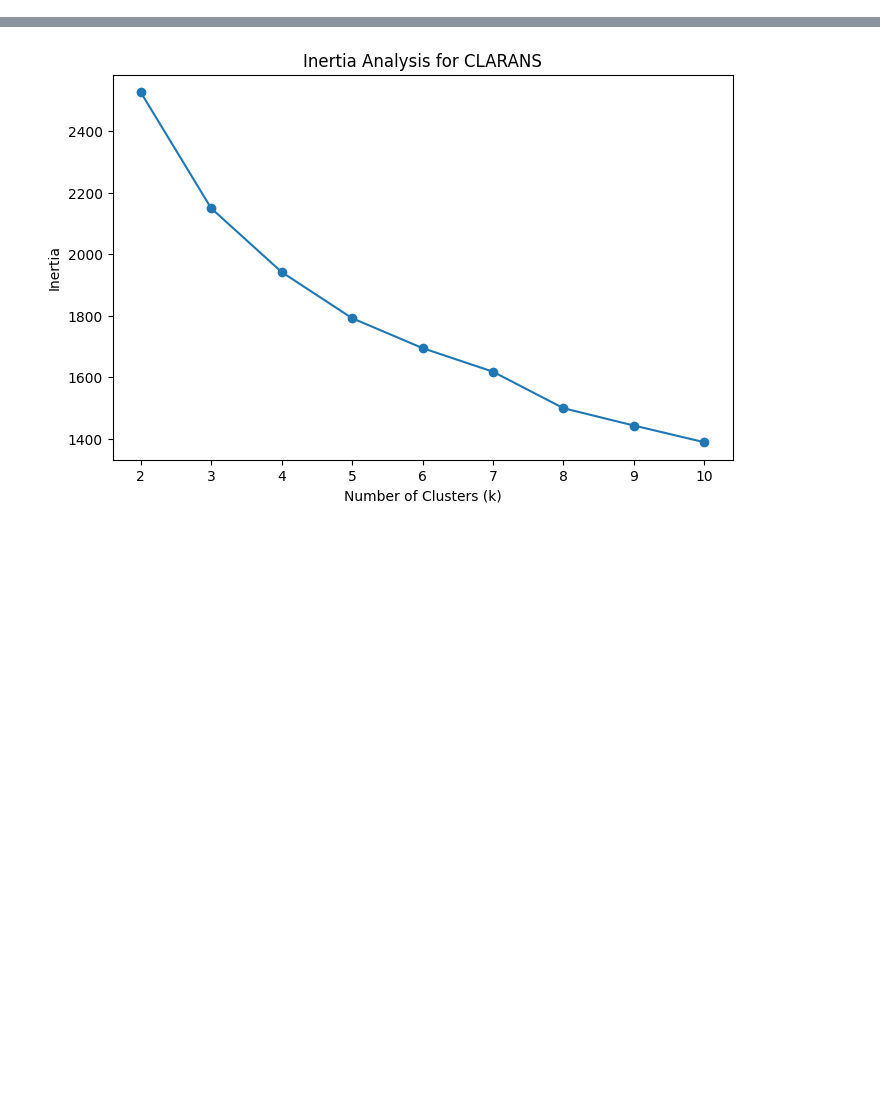
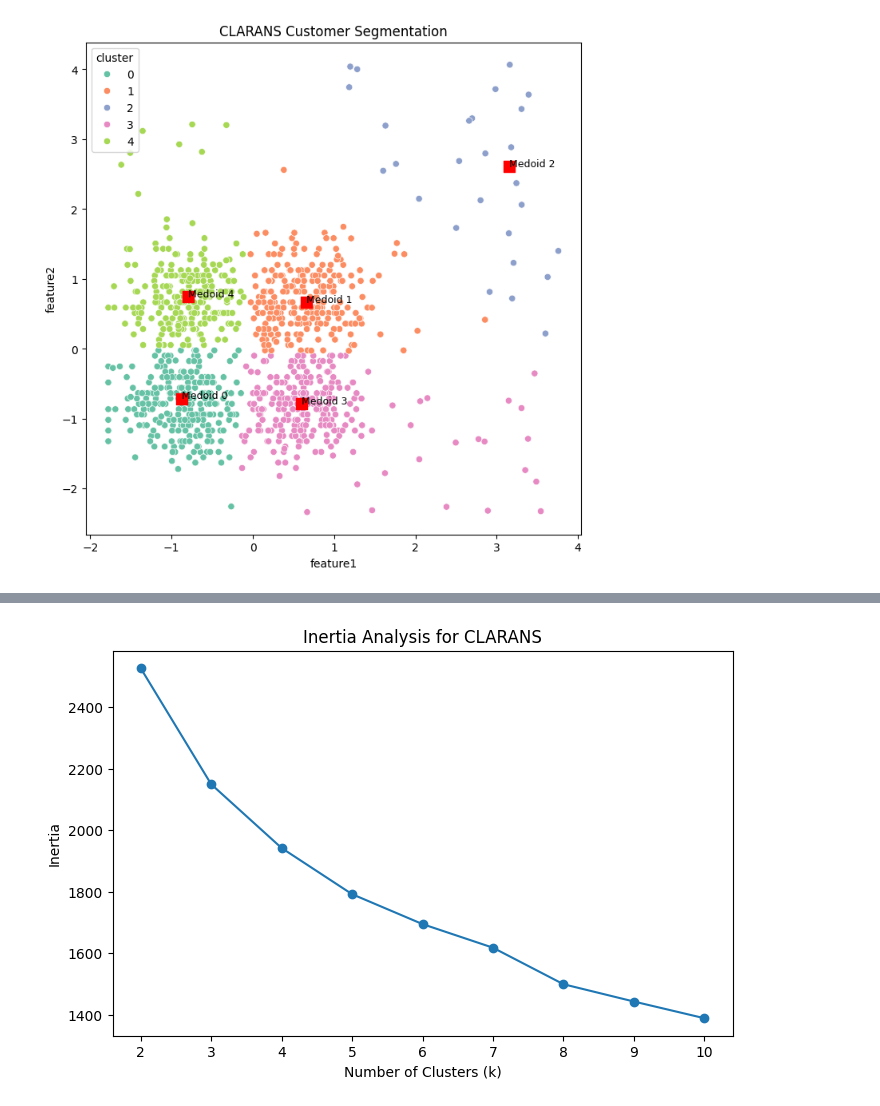
Before and after one commit to GiaHuy910/CLARANS-IN-MARKETING, a Jupyter notebook: customer_clustering/Clarans.ipynb, the cells around one changed output, grey strips where cells are left out. Cells and saved outputs as stored; diff of their text form; code cells hidden in the pictures; blank space fills up the shorter version.

```diff
--- a/customer_clustering/Clarans.ipynb
+++ b/customer_clustering/Clarans.ipynb
@@ -16,3 +16,40 @@ from utils import clarans_fast_build,clarans_silhouette_analysis,clarans_davies_
+# %%
+import pandas as pd
+from sklearn.preprocessing import StandardScaler
+data=pd.read_csv(r'datasets/Customers_noise.csv')
+features=['income','age']
+data=data[features].copy()
+scale=StandardScaler()
+data=scale.fit_transform(data)
+data=pd.DataFrame(data,columns=features).copy()
+model=CLARANS(data,n_clusters=5,num_local=5,max_neighbors=100)
+model.fit()
+
+medoids=model.get_medoids()
+labels=model.get_labels()
+data['cluster'] = labels
+
+plt.figure(figsize=(8,8))
+
+sns.scatterplot(x=data['income'],
+            y=data['age'],
+            hue=data['cluster'], palette="Set2")
+
+for i, medoid in enumerate(medoids):
+    plt.text(medoid[0], medoid[1], f'Medoid {i}', fontsize=9)
+plt.scatter(medoids[:, 0],
+            medoids[:, 1],
+            marker='s',
+            s=100,color='red'
+            )
+
+plt.xlabel("feature1")
+plt.ylabel("feature2")
+plt.title("CLARANS Customer Segmentation")
+
+plt.show()
+# %% [output]
+[figure, added]
 # %%
 features=['Income','Age','Total_Spend']
 data=D[features].copy()
```
Also changed, not shown: parts of 3 cells of this notebook, 8 other files.
